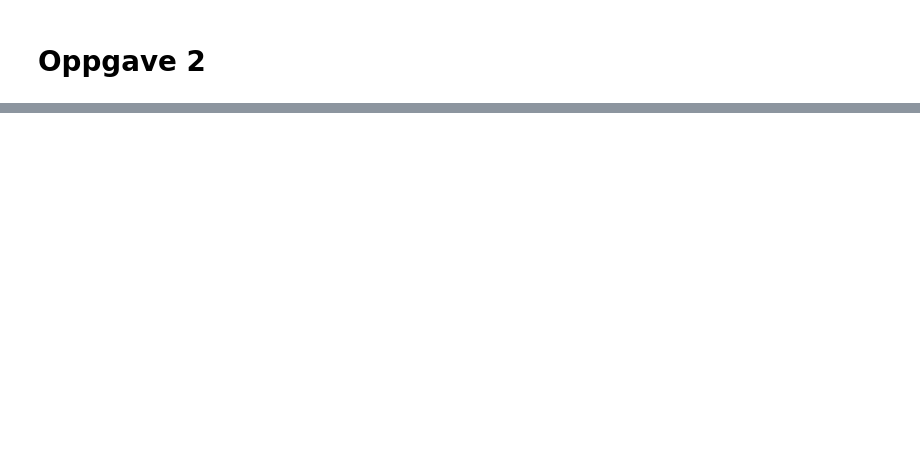
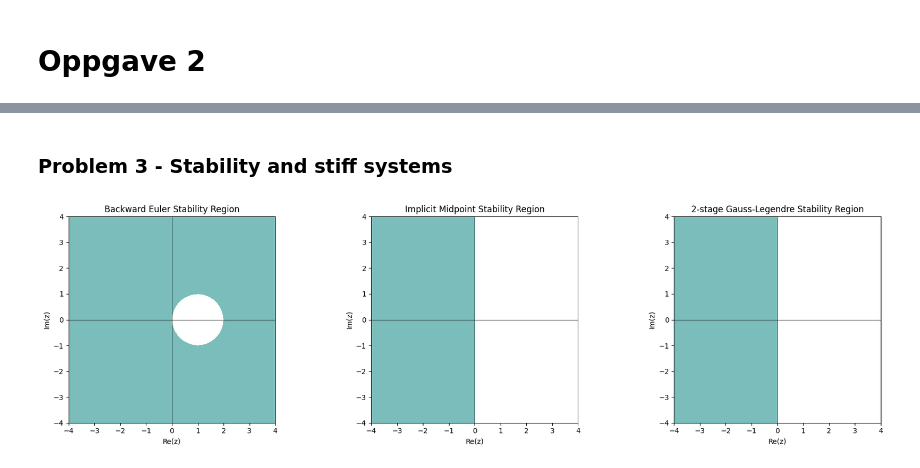
Before and after one commit to henrikOes/ModSim, a Jupyter notebook: Assignments/a3.ipynb, the cells around one changed output, grey strips where cells are left out. Saved outputs shown, nothing was run; the diff lists cells and outputs as text; code cells hidden in the pictures; blank space fills up the shorter version.

```diff
--- a/Assignments/a3.ipynb
+++ b/Assignments/a3.ipynb
@@ -75,0 +225,38 @@ def implicit_euler_step(f, J_f, x_n, h, TOL=1e-6, MAX_ITER=100):
+# %% [markdown]
+### Problem 3 - Stability and stiff systems
+# %%
+def R_backward_euler(z):
+    return 1 / (1- z)
+
+def R_implicit_midpoint(z):
+    return (1 + z/2) / (1- z/2)
+
+## Stability function of the 2-stage Gauss-Legendre method
+def R_GLRK_two_stage(z):
+    return (1 + z/2 + z**2/12) / (1- z/2 + z**2/12)
+
+def plot_region(ax, R, title):
+    # Complex grid
+    re = np.linspace(-4, 4, 800)
+    im = np.linspace(-4, 4, 800)
+    Re, Im = np.meshgrid(re, im)
+    z = Re + 1j * Im
+    stability = np.abs(R(z))
+
+    # Plot
+    ax.contourf(Re, Im, stability, levels = [0, 1], alpha=0.6, cmap="viridis")
+    ax.axhline(0, color="black", linewidth=0.5)
+    ax.axvline(0, color="black", linewidth=0.5)
+    ax.set_title(title)
+    ax.set_xlabel("Re(z)")
+    ax.set_ylabel("Im(z)")
+    ax.set_aspect("equal")
+
+fig, axes = plt.subplots(1, 3, figsize=(18, 5))
+plot_region(axes[0], R_backward_euler, "Backward Euler Stability Region")
+plot_region(axes[1], R_implicit_midpoint, "Implicit Midpoint Stability Region")
+plot_region(axes[2], R_GLRK_two_stage, "2-stage Gauss-Legendre Stability Region")
+plt.tight_layout()
+plt.show()
+# %% [output]
+[figure, added]
```
Also changed, not shown: parts of 9 cells of this notebook.
